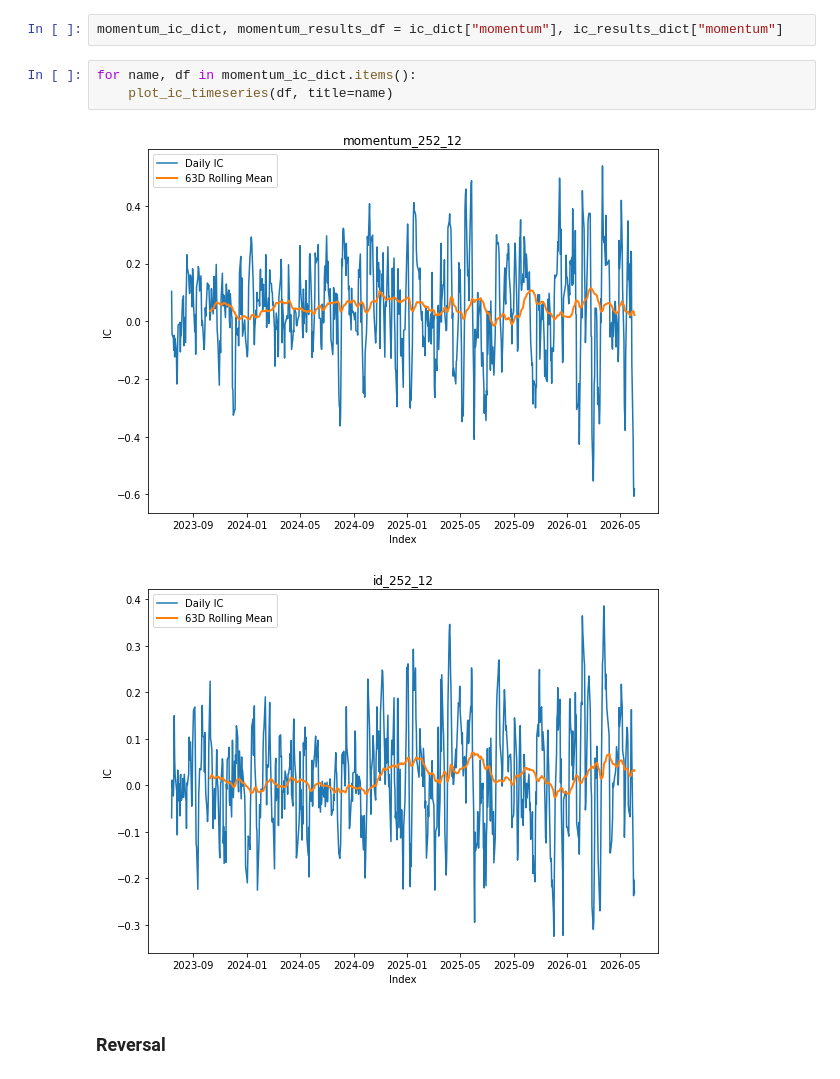
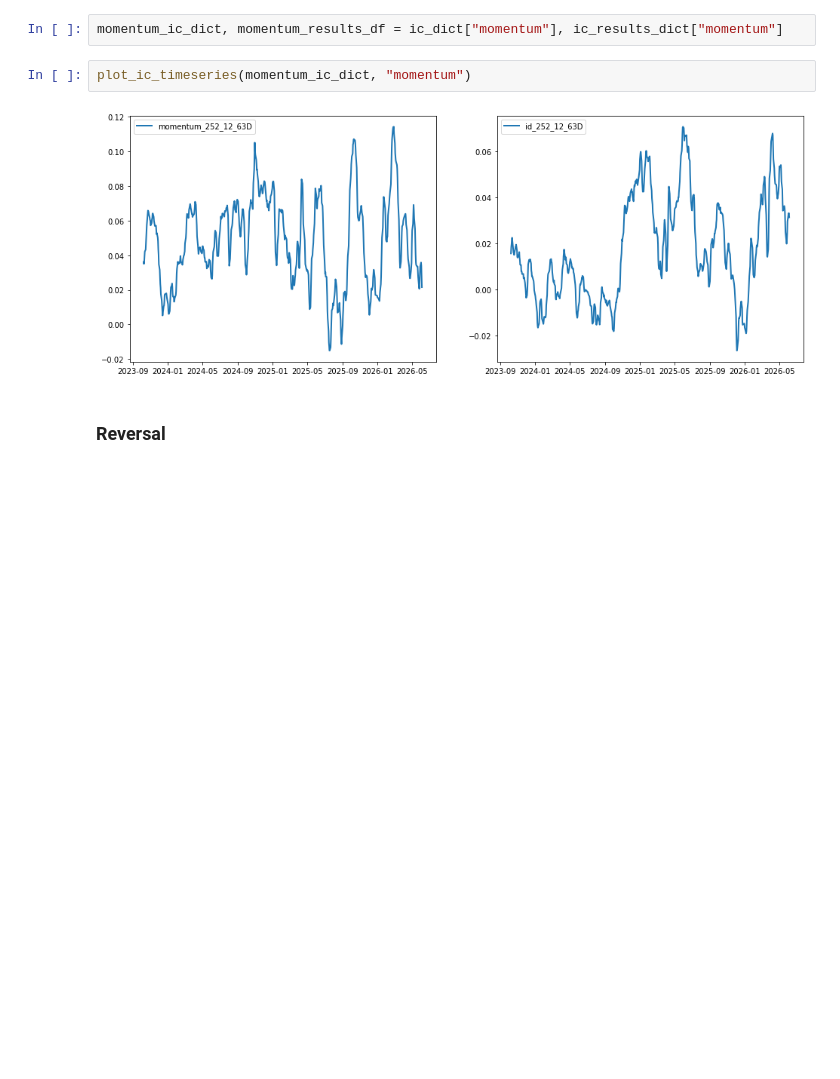
Before and after one commit to hungryfire267/systematic-equities-research, a Jupyter notebook: notebooks/research.ipynb, the cells around one changed output. Drawn from its saved outputs; the diff is of its cells as text; blank space fills up the shorter version.

Commit message:
Added the plots

```diff
--- a/notebooks/research.ipynb
+++ b/notebooks/research.ipynb
@@ -64,11 +85,9 @@ for name, df in mv_ic_dict.items():
 # %%
 momentum_ic_dict, momentum_results_df = ic_dict["momentum"], ic_results_dict["momentum"]
 # %%
-for name, df in momentum_ic_dict.items():
-    plot_ic_timeseries(df, title=name)
+plot_ic_timeseries(momentum_ic_dict, "momentum")
 # %% [output]
-[figure, old version]
+[figure, new version]
-[figure, removed]
 # %% [markdown]
 ### Reversal
 # %%
```
Also changed, not shown: parts of 20 cells of this notebook, 1 other file.
